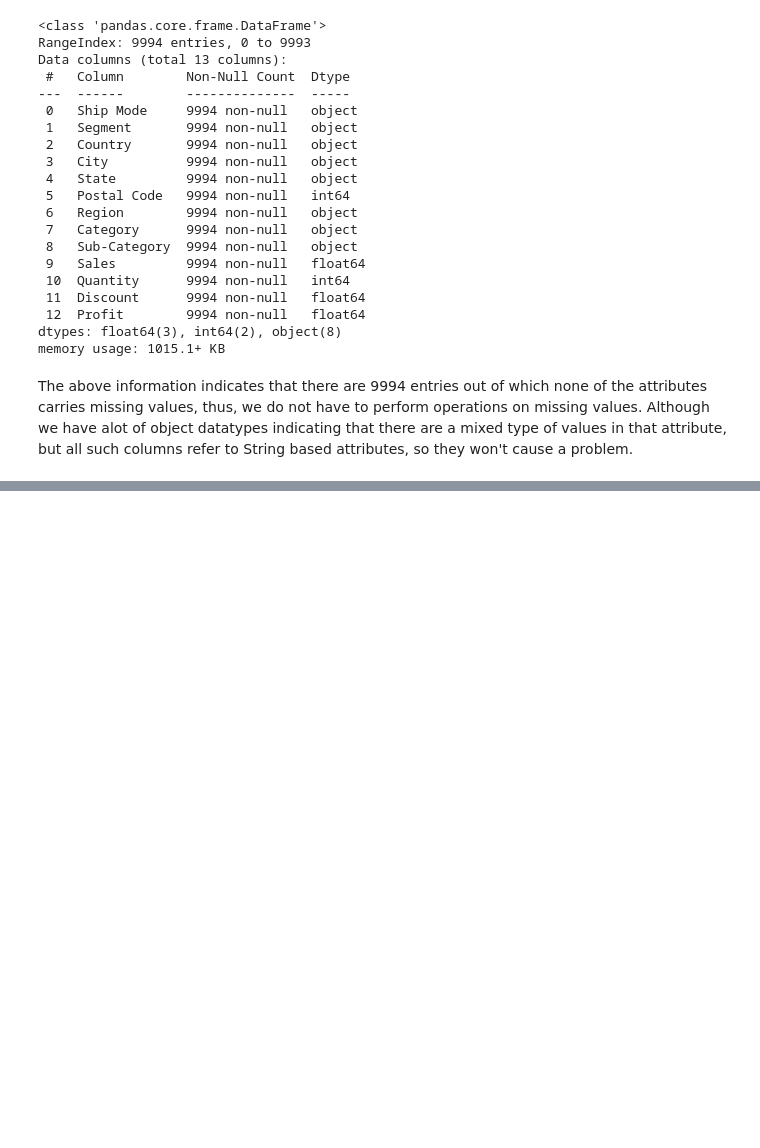
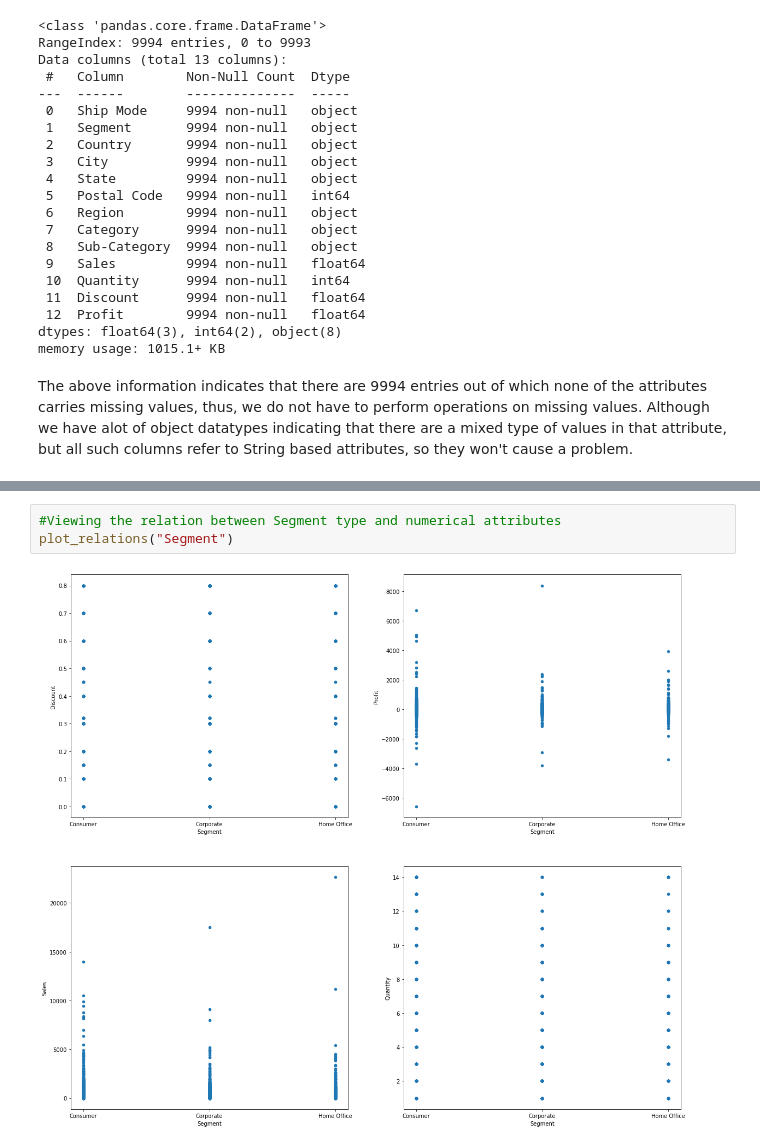
Before and after one commit to Hassan-Farid/GRIP-Internship-Tasks-, a Jupyter notebook: Retail EDA.ipynb, the cells around one changed output, grey strips where cells are left out. Drawn from its saved outputs; the diff is of its cells as text; blank space fills up the shorter version.

```diff
--- a/Retail EDA.ipynb
+++ b/Retail EDA.ipynb
@@ -51,0 +205,5 @@ Now that we have seen our data, we need to see which attributes have relationshi
+# %%
+#Viewing the relation between Segment type and numerical attributes
+plot_relations("Segment")
+# %% [output]
+[figure, added]
```
Also changed, not shown: parts of 32 cells of this notebook, 1 other file.
